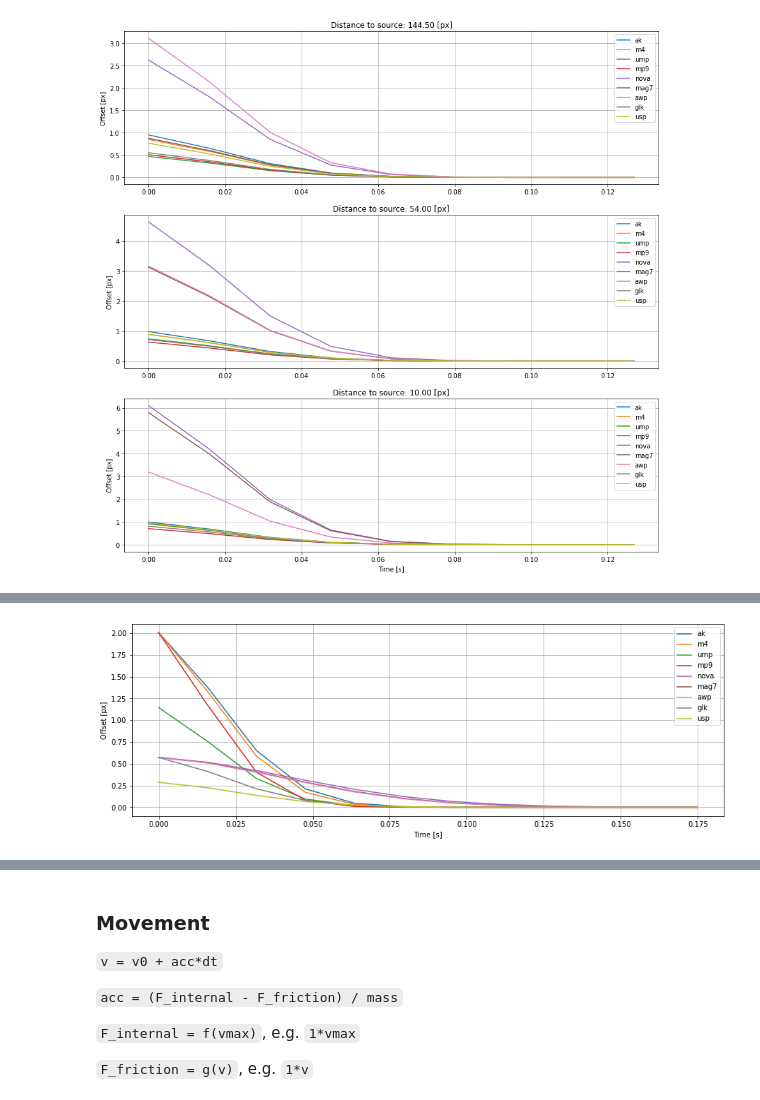
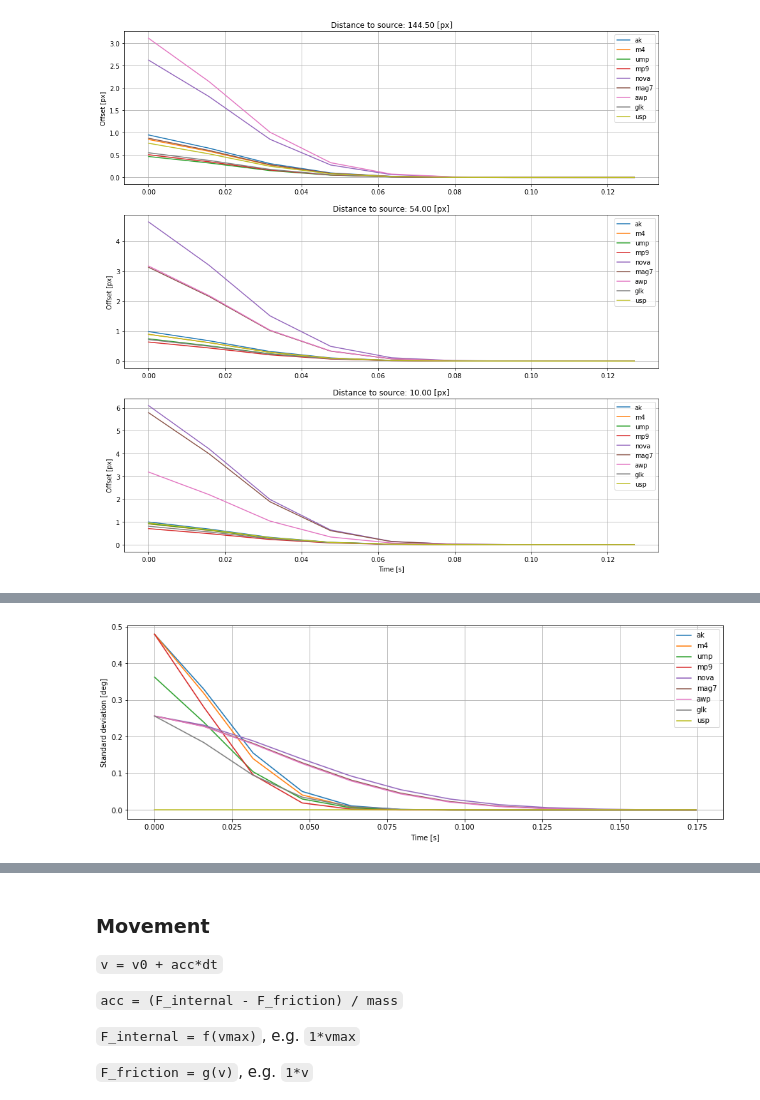
Before and after one commit to JernejPuc/sidegame-py, a Jupyter notebook: dev_notebooks/03-formulae.ipynb, the cells around one changed output, grey strips where cells are left out. Drawn from its saved outputs; the diff is of its cells as text; code cells hidden in the pictures.

Commit message:
Adjust recoil effects

```diff
--- a/dev_notebooks/03-formulae.ipynb
+++ b/dev_notebooks/03-formulae.ipynb
@@ -443,0 +444,19 @@ ax.set_xlabel('Time [s]');
+# %%
+plt.figure(figsize=(15, 5))
+t_max = 0.175
+
+for recoil_mag, recovery_time, firing_interval, label in zip(
+    [30., 23., 23., 19., 143., 165., 78., 18., 23.],
+    [0.37, 0.43, 0.35, 0.26, 0.46, 0.4, 0.35, 0.2, 0.35],
+    [0.1, 0.09, 0.09, 0.07, 0.88, 0.85, 1.46, 0.15, 0.17],
+    ['ak', 'm4', 'ump', 'mp9', 'nova', 'mag7', 'awp', 'glk', 'usp']
+):
+    compensated_recovery_time = (1. - np.exp(-recovery_time/firing_interval)) * firing_interval
+    single_shot_offset = recoil_mag / 100.
+
+    plt.plot(*recoil_decay(single_shot_offset, compensated_recovery_time, t_max=t_max), label=label)
+
+plt.xlabel('Time [s]')
+plt.ylabel('Offset [px]')
+plt.grid()
+plt.legend();
@@ -444,21 +469,21 @@ ax.set_xlabel('Time [s]');
 # %%
 plt.figure(figsize=(15, 5))
 
 t_max = 0.2
 
-for angle_var, recovery_time, firing_interval, label in zip(
-    [70, 70, 40, 70, 20, 20, 20, 20, 10],
+for hor_recoil_var, recovery_time, firing_interval, label in zip(
+    [70, 70, 40, 70, 20, 20, 20, 20, 0],
     [0.37, 0.43, 0.35, 0.26, 0.46, 0.4, 0.35, 0.2, 0.35],
     [0.1, 0.09, 0.09, 0.07, 0.88, 0.85, 1.46, 0.15, 0.17],
     ['ak', 'm4', 'ump', 'mp9', 'nova', 'mag7', 'awp', 'glk', 'usp']
 ):
     compensated_recovery_time = (1. - np.exp(-recovery_time/firing_interval)) * firing_interval
-    angle_offset = angle_var / 1000. / 2. * 180. / np.pi
-    plt.plot(*recoil_decay(angle_offset, compensated_recovery_time, t_max=t_max), label=label)
+    angle_std = np.arctan(np.sqrt(hor_recoil_var) / 1000.) * 180. / np.pi
+    plt.plot(*recoil_decay(angle_std, compensated_recovery_time, t_max=t_max), label=label)
 
 plt.xlabel('Time [s]')
-plt.ylabel('Offset [px]')
+plt.ylabel('Standard deviation [deg]')
 plt.grid()
 plt.legend();
 # %% [output]
-[figure, old version]
+[figure, new version]
```
Also changed, not shown: parts of 12 cells of this notebook, 2 other files.
